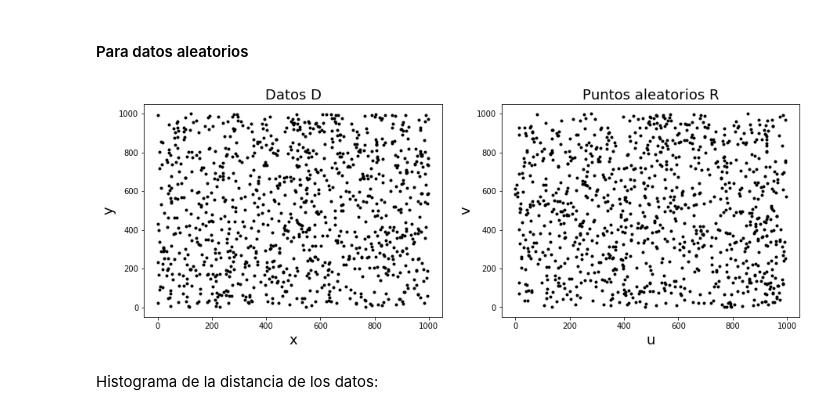
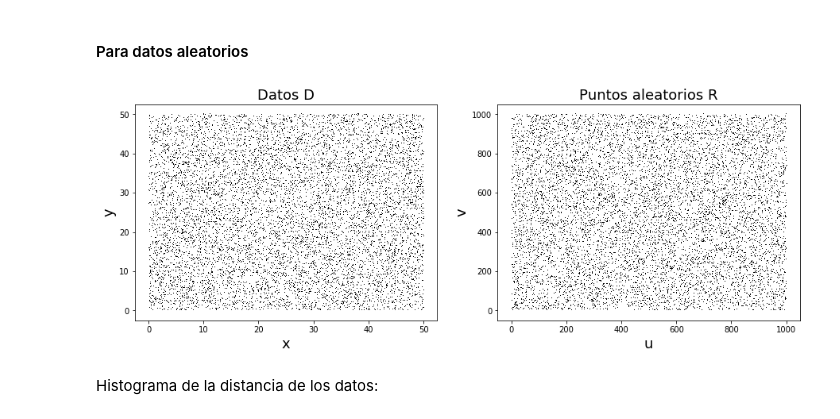
Before and after one commit to CosmoStats/cosmostats2018-Oscar2401, a Jupyter notebook: 2daParte/Ejercicio2/parte_1_2.ipynb, the cells around one changed output. Saved outputs shown, nothing was run; the diff lists cells and outputs as text; code cells hidden in the pictures.

```diff
--- a/2daParte/Ejercicio2/parte_1_2.ipynb
+++ b/2daParte/Ejercicio2/parte_1_2.ipynb
@@ -131,10 +131,10 @@ def anillos_randoms_2(num_anillos, puntos, tam_caja):
 
     return np.loadtxt('Tabla_Datos_anillos_aleatorios2.dat')
 # %%
-Dt_5 = anillos_randoms_2(12,100,50)
+Dt_5 = anillos_randoms_2(10,20,100)
 plt.figure(figsize=(5,5))
 plt.title('50 anillos aleatorios',fontsize=10)
-plt.plot(Dt_5[:,0],Dt_5[:,1],'k,')
+plt.plot(Dt_5[:,0],Dt_5[:,1],'k.')
 plt.xlabel('u',fontsize=18)
 plt.ylabel('v',fontsize=18)
 plt.show()
@@ -192,31 +192,31 @@ def Pee_Hau(DD,RR,Nd,Nr):
 # %%
 #Creamos 2 cajas de 1000x1000 con puntos aleatorios
 
 #Datos D
-dimencion = 1000
-puntos = 1000
+dimencion = 50
+puntos = len(Dt_5)*10
 Dt_al = caja_Rand(dimencion,puntos) #hacemos la caja
 
 #Puntos aleatorios R
 dimencion = 1000
 puntos = len(Dt_al)
 Rt_al = caja_Rand(dimencion,puntos) #hacemos la caja
 
 #Graficamos:
 plt.figure(figsize=(15,5))
 plt.subplot(1,2,1)
 plt.title('Datos D',fontsize=18)
-plt.plot(Dt_al[:,0],Dt_al[:,1],'k.') # u = RR_1[:,0] | v = RR_1[:,1]
+plt.plot(Dt_al[:,0],Dt_al[:,1],'k,') # u = RR_1[:,0] | v = RR_1[:,1]
 plt.xlabel('x',fontsize=18)
 plt.ylabel('y',fontsize=18)
 plt.subplot(1,2,2)
 plt.title('Puntos aleatorios R',fontsize=18)
-plt.plot(Rt_al[:,0],Rt_al[:,1],'k.') # u = RR_1[:,0] | v = RR_1[:,1]
+plt.plot(Rt_al[:,0],Rt_al[:,1],'k,') # u = RR_1[:,0] | v = RR_1[:,1]
 plt.xlabel('u',fontsize=18)
 plt.ylabel('v',fontsize=18)
 plt.show()
 # %% [output]
-[figure, old version]
+[figure, new version]
 # %% [markdown]
 Histograma de la distancia de los datos:
 # %%
```
Also changed, not shown: parts of 4 cells of this notebook, 5 other files.
